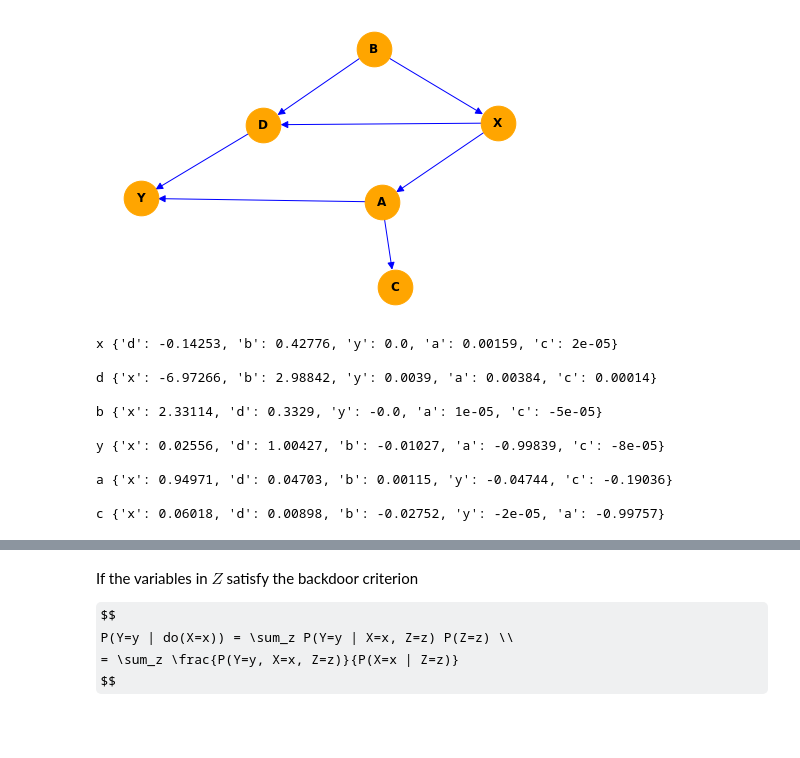
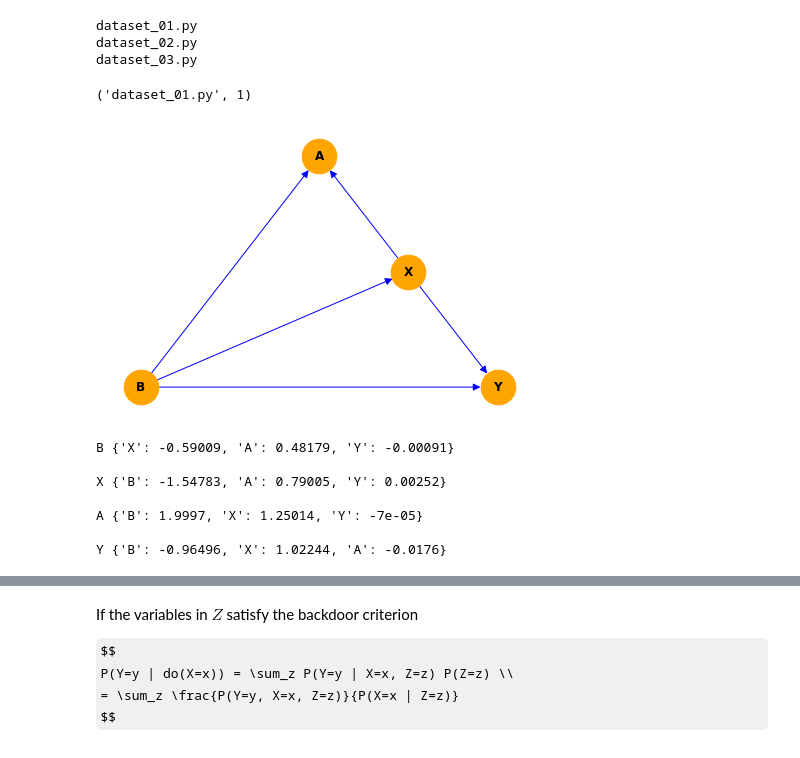
Before and after one commit to bobkemp/causal_examples, a Jupyter notebook: notebooks/data-generator-01.ipynb, the cells around one changed output, grey strips where cells are left out. Saved outputs shown, nothing was run; the diff lists cells and outputs as text; code cells hidden in the pictures; some formulas as TeX source.

Commit message:
Three working example datasets and a driver notebook

```diff
--- a/notebooks/data-generator-01.ipynb
+++ b/notebooks/data-generator-01.ipynb
@@ -31,15 +34,28 @@ nx_options = {
 
 num_data_elts = 1_000_000
 num_bins = 50
-# %%
-g = nx.DiGraph()
-# %%
-g.add_edges_from([
-    ("X", "D"),
-    ("B", "X"),
-    ("B", "D"),
-    ("D", "Y"),
-    ("X", "A"),
-    ("A", "C"),
-    ("A", "Y"),
-])
+# %%
+dataset_dir = "."
+dataset_re = re.compile(r"^dataset_0?(\d+).py")
+all_datasets = [f for f in sorted(os.listdir(dataset_dir)) if dataset_re.match(f)]
+
+print("\n".join(all_datasets))
+print()
+# %% [output]
+dataset_01.py
+dataset_02.py
+dataset_03.py
+# %%
+f=lambda x: x
+
+dataset = f("""
+
+dataset_01.py
+
+""".strip())
+
+dataset_index = int(dataset_re.match(dataset).group(1))
+
+dataset, dataset_index
+# %% [output]
+('dataset_01.py', 1)
@@ -46,4 +69,4 @@ g.add_edges_from([
 # %%
-nx.draw_kamada_kawai(g, **nx_options)
+draw_fn(g, **nx_options)
 # %% [output]
-[figure, old version]
+[figure, new version]
@@ -98,8 +83,7 @@ for node in g.nodes:
 #     if len(parents) == 0:
 #         continue
 
-    model_columns = [col.lower() for col in g.nodes if col != node]
-    node = node.lower()
+    model_columns = [col for col in g.nodes if col != node]
 
     x_train = df[model_columns]
     y_train = df[node]
@@ -109,14 +93,10 @@ for node in g.nodes:
     print(node, dict(zip(model_columns, [np.round(coeff, 5) for coeff in model.coef_])))
     print()
 # %% [output]
-x {'d': -0.14253, 'b': 0.42776, 'y': 0.0, 'a': 0.00159, 'c': 2e-05}
+B {'X': -0.59009, 'A': 0.48179, 'Y': -0.00091}
 
-d {'x': -6.97266, 'b': 2.98842, 'y': 0.0039, 'a': 0.00384, 'c': 0.00014}
+X {'B': -1.54783, 'A': 0.79005, 'Y': 0.00252}
 
-b {'x': 2.33114, 'd': 0.3329, 'y': -0.0, 'a': 1e-05, 'c': -5e-05}
+A {'B': 1.9997, 'X': 1.25014, 'Y': -7e-05}
 
-y {'x': 0.02556, 'd': 1.00427, 'b': -0.01027, 'a': -0.99839, 'c': -8e-05}
-
-a {'x': 0.94971, 'd': 0.04703, 'b': 0.00115, 'y': -0.04744, 'c': -0.19036}
-
-c {'x': 0.06018, 'd': 0.00898, 'b': -0.02752, 'y': -2e-05, 'a': -0.99757}
+Y {'B': -0.96496, 'X': 1.02244, 'A': -0.0176}
```
Also changed, not shown: parts of 39 cells of this notebook, 3 other files.
